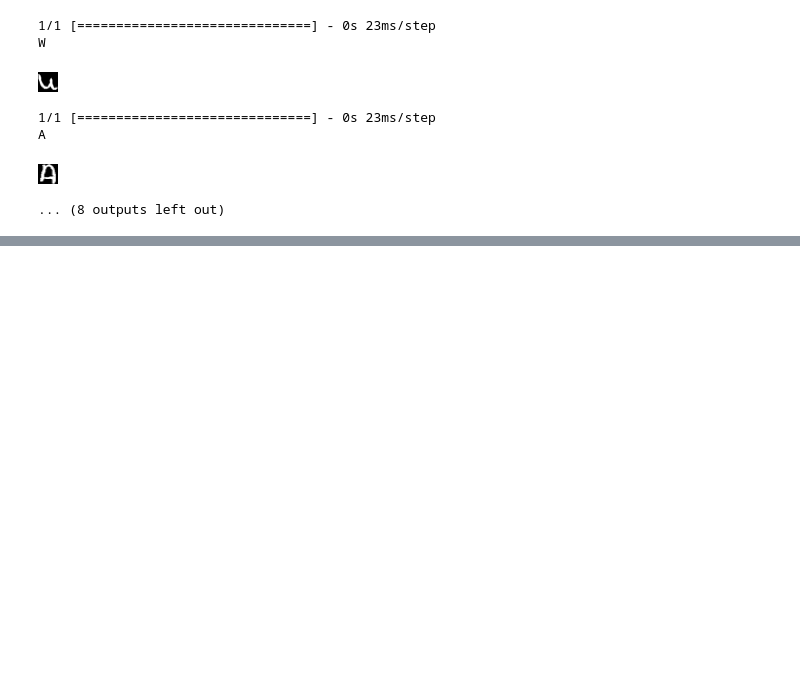
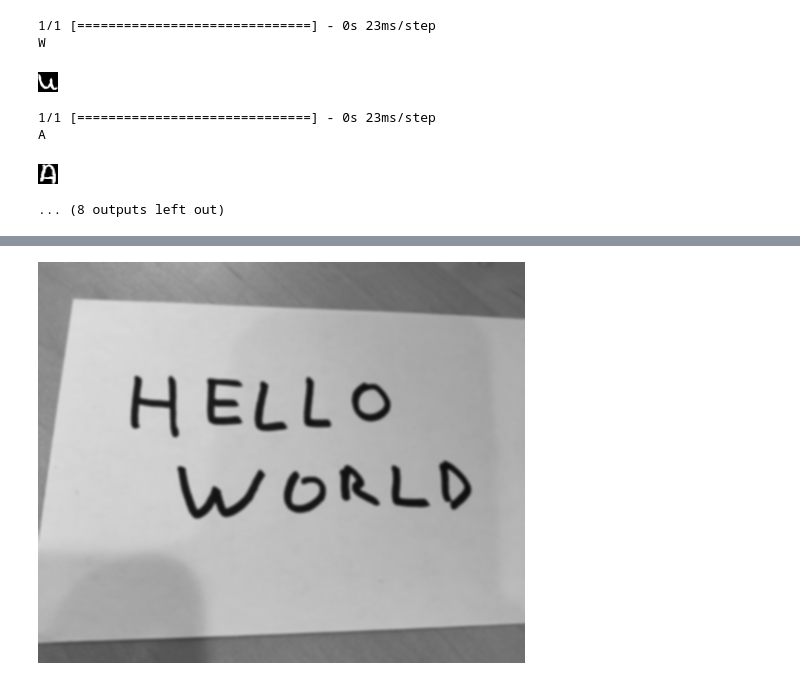
Before and after one commit to OscarRojasG/OCR, a Jupyter notebook: OCR.ipynb, the cells around one changed output, grey strips where cells are left out. Saved outputs shown, nothing was run; the diff lists cells and outputs as text; code cells hidden in the pictures; blank space fills up the shorter version.

```diff
--- a/OCR.ipynb
+++ b/OCR.ipynb
@@ -225,0 +244,5 @@ A
+# %%
+blur = cv2.GaussianBlur(gray, (7,7), 0)
+Img.fromarray(blur)
+# %% [output]
+[figure, added]
```
Also changed, not shown: parts of 10 cells of this notebook.
